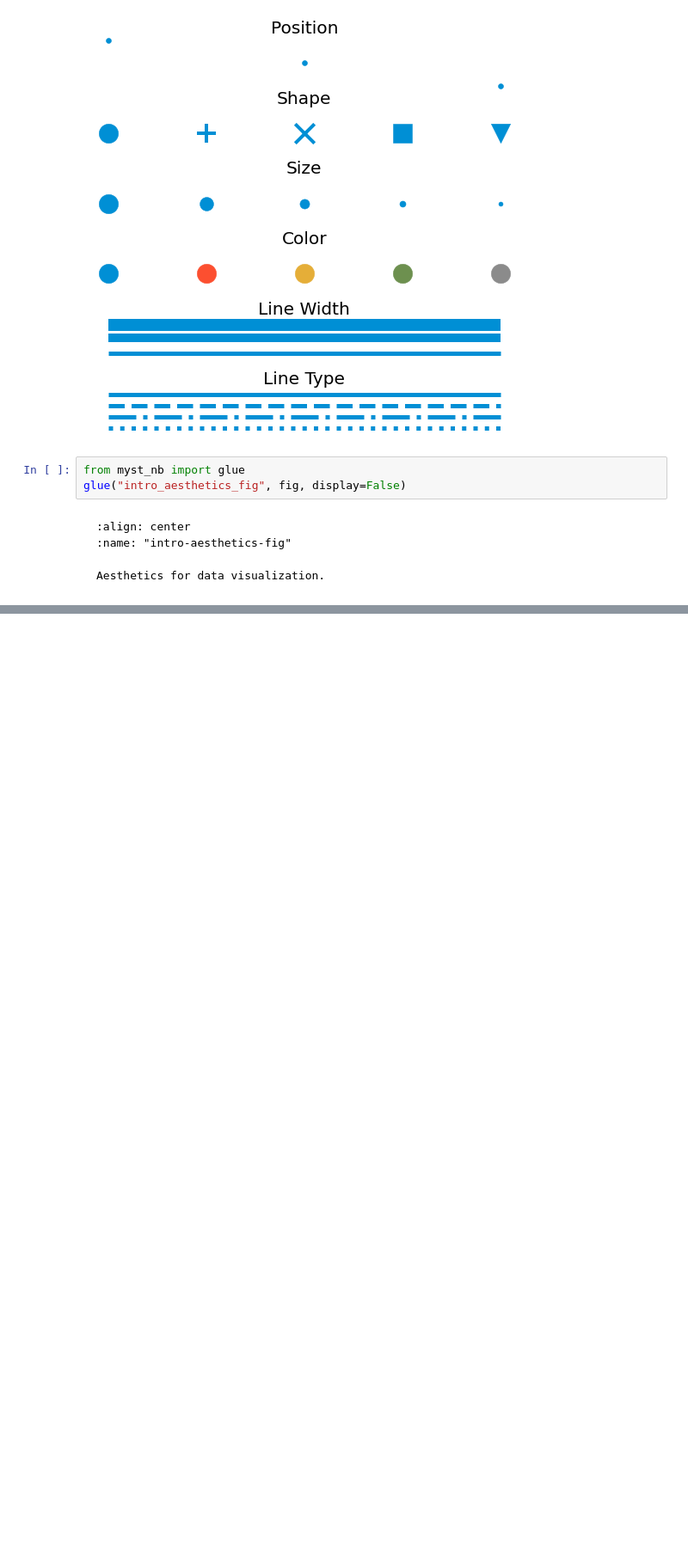
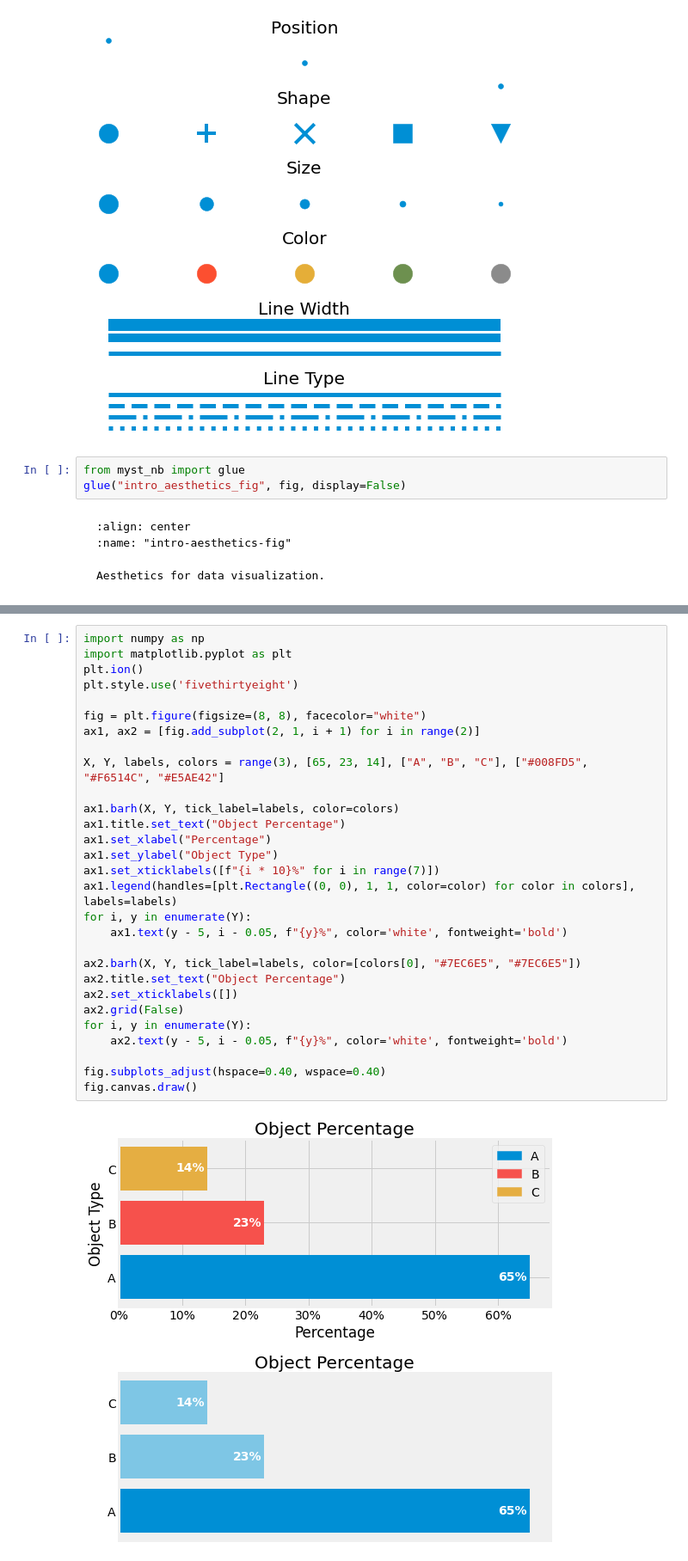
Before and after one commit to yliess86/DataDrivenScienceBook, a Jupyter notebook: data_driven_science_book/1_data_representations/1_data_visualization.ipynb, the cells around one changed output, grey strips where cells are left out. Shown at 86% size. Drawn from its saved outputs; the diff is of its cells as text; blank space fills up the shorter version.

```diff
--- a/data_driven_science_book/1_data_representations/1_data_visualization.ipynb
+++ b/data_driven_science_book/1_data_representations/1_data_visualization.ipynb
@@ -155,0 +183,31 @@ Data points can be visualized in many ways. This section lists the visualization
+# %%
+import numpy as np
+import matplotlib.pyplot as plt
+plt.ion()
+plt.style.use('fivethirtyeight')
+
+fig = plt.figure(figsize=(8, 8), facecolor="white")
+ax1, ax2 = [fig.add_subplot(2, 1, i + 1) for i in range(2)]
+
+X, Y, labels, colors = range(3), [65, 23, 14], ["A", "B", "C"], ["#008FD5", "#F6514C", "#E5AE42"]
+
+ax1.barh(X, Y, tick_label=labels, color=colors)
+ax1.title.set_text("Object Percentage")
+ax1.set_xlabel("Percentage")
+ax1.set_ylabel("Object Type")
+ax1.set_xticklabels([f"{i * 10}%" for i in range(7)])
+ax1.legend(handles=[plt.Rectangle((0, 0), 1, 1, color=color) for color in colors], labels=labels)
+for i, y in enumerate(Y):
+    ax1.text(y - 5, i - 0.05, f"{y}%", color='white', fontweight='bold')
+
+ax2.barh(X, Y, tick_label=labels, color=[colors[0], "#7EC6E5", "#7EC6E5"])
+ax2.title.set_text("Object Percentage")
+ax2.set_xticklabels([])
+ax2.grid(False)
+for i, y in enumerate(Y):
+    ax2.text(y - 5, i - 0.05, f"{y}%", color='white', fontweight='bold')
+
+fig.subplots_adjust(hspace=0.40, wspace=0.40)
+fig.canvas.draw()
+# %% [output]
+[figure, added]
```
Also changed, not shown: parts of 5 cells of this notebook.
